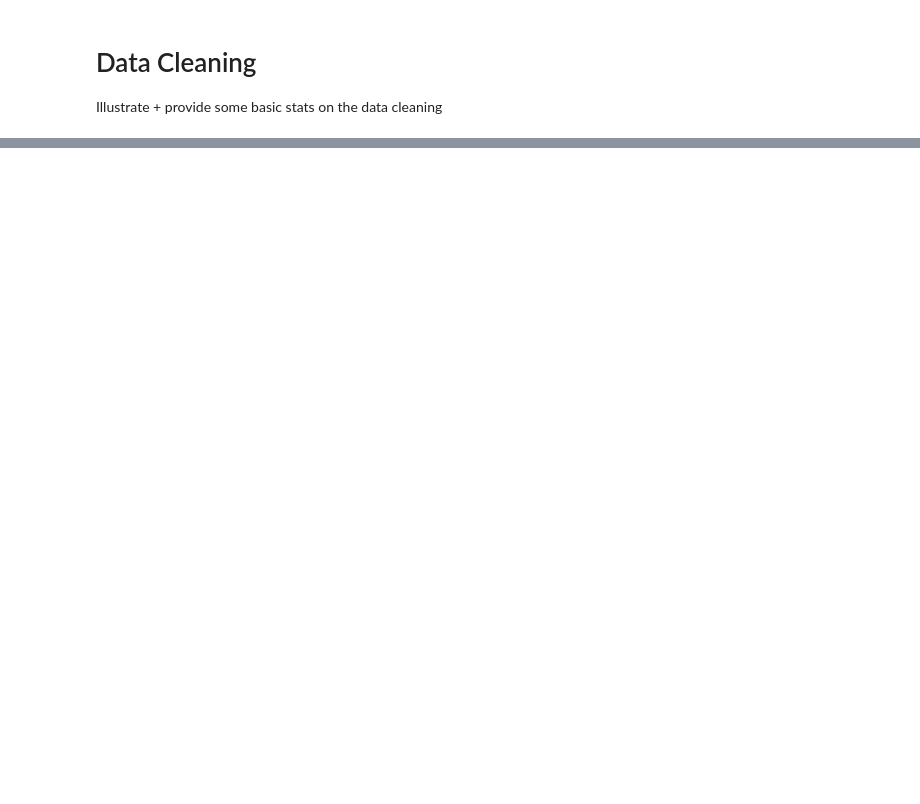
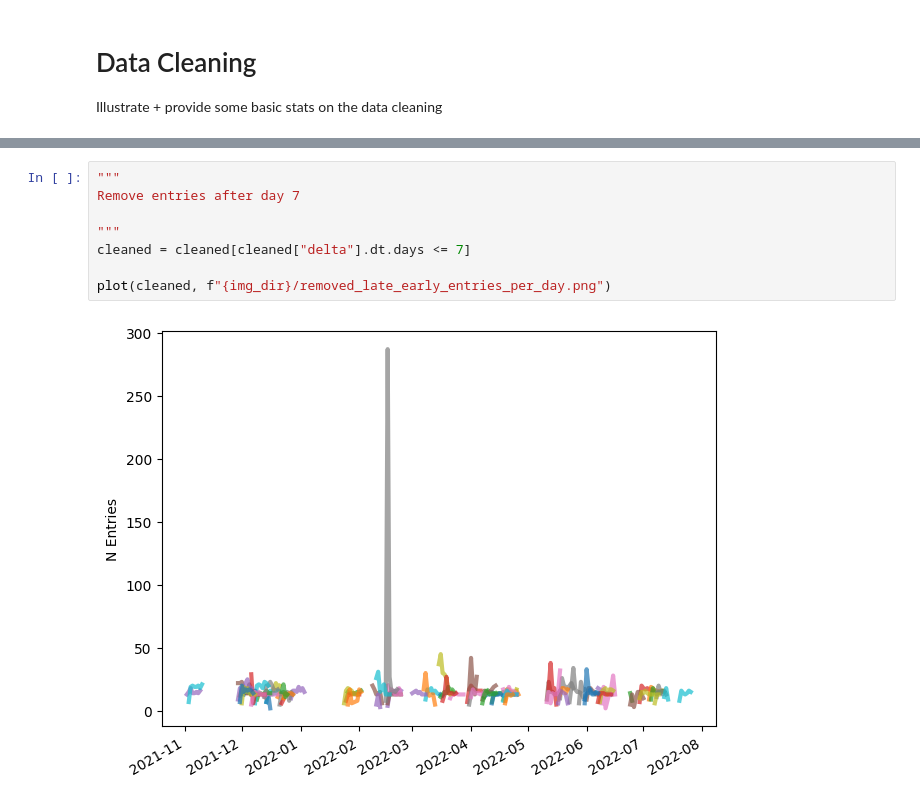
Before and after one commit to JGIBristol/seaco_smartwatch_paper, a Jupyter notebook: data_cleaning.ipynb, the cells around one changed output, grey strips where cells are left out. Cells and saved outputs as stored; diff of their text form; blank space fills up the shorter version.

```diff
--- a/data_cleaning.ipynb
+++ b/data_cleaning.ipynb
@@ -34,0 +90,10 @@ raw_entries.head()
+# %%
+"""
+Remove entries after day 7
+
+"""
+cleaned = cleaned[cleaned["delta"].dt.days <= 7]
+
+plot(cleaned, f"{img_dir}/removed_late_early_entries_per_day.png")
+# %% [output]
+[figure, added]
```
Also changed, not shown: parts of 9 cells of this notebook, 2 other files.
